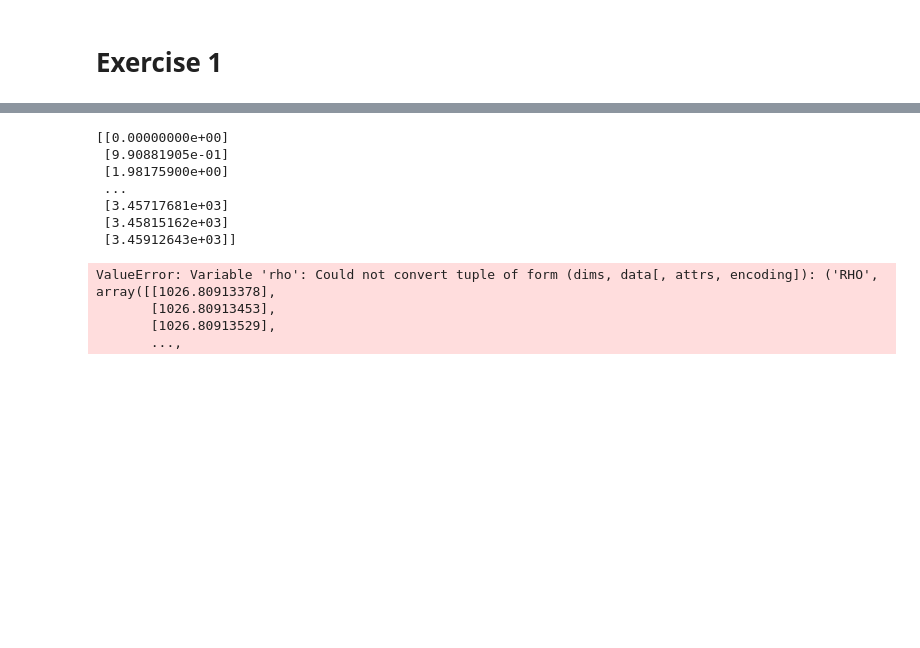
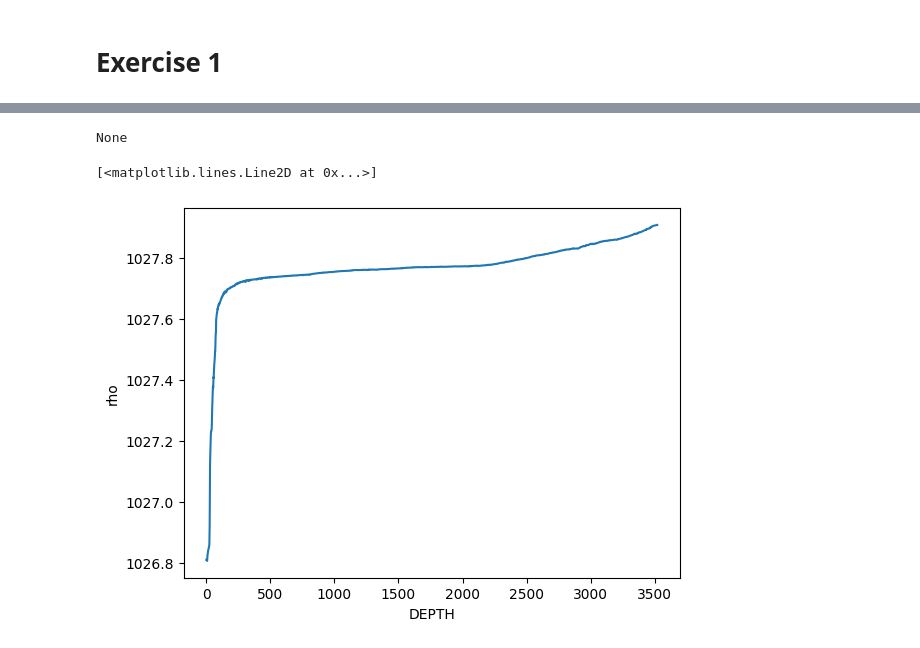
Before and after one commit to JRethemeier/Thermohaline-Circulation, a Jupyter notebook: Assignment8/exercise1.ipynb, the cells around one changed output, grey strips where cells are left out. Drawn from its saved outputs; the diff is of its cells as text; code cells hidden in the pictures; blank space fills up the shorter version.

Commit message:
part 1a maybe working? check on third graph

```diff
--- a/Assignment8/exercise1.ipynb
+++ b/Assignment8/exercise1.ipynb
@@ -27,30 +31,22 @@ g is gravity?
 # %%
 rho0 = 1025.0          # reference density [kg m^-3]
 grav = 9.80665         # m/s2
 
-rho = loadmat("Labrador3.mat").get("rho")
-z = loadmat("Labrador3.mat").get("z")
+profile = loadmat("Labrador3.mat").get("rho").T[0]
+depths = loadmat("Labrador3.mat").get("z").T[0]
 
-print(z)
+print(profile)
 
-profile_data = xr.Dataset(
+rho_profile = xr.Dataset(
     data_vars=dict(
-        typical_profile=(["RHO", "Z"], rho),
+        rho=(["DEPTH"], profile),
         ),
     coords=dict(
-        rho=("RHO", rho),
-        z=("Z", z),
+        depth=("DEPTH", depths),
     ),
 )
+rho_profile.rho.plot()
 # %% [output]
-[[0.00000000e+00]
- [9.90881905e-01]
- [1.98175900e+00]
- ...
- [3.45717681e+03]
- [3.45815162e+03]
- [3.45912643e+03]]
+None
-ValueError: Variable 'rho': Could not convert tuple of form (dims, data[, attrs, encoding]): ('RHO', array([[1026.80913378],
-       [1026.80913453],
-       [1026.80913529],
-       ...,
+[<matplotlib.lines.Line2D at 0x...>]
+[figure, added]
```
Also changed, not shown: parts of 7 cells of this notebook.
